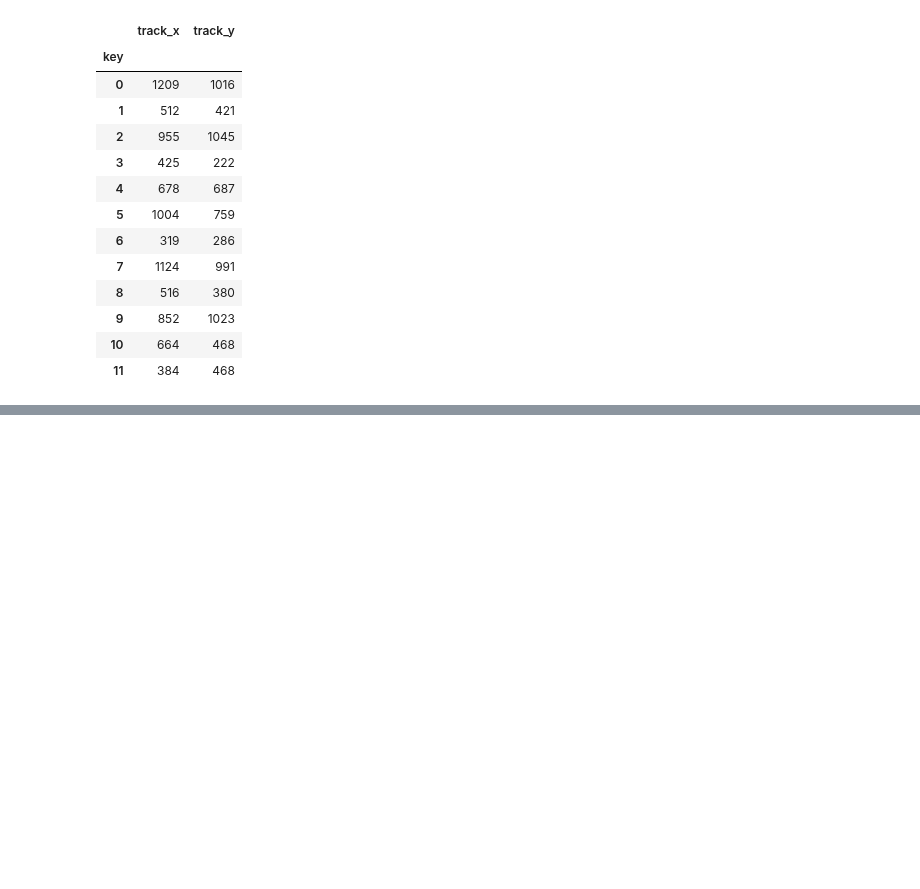
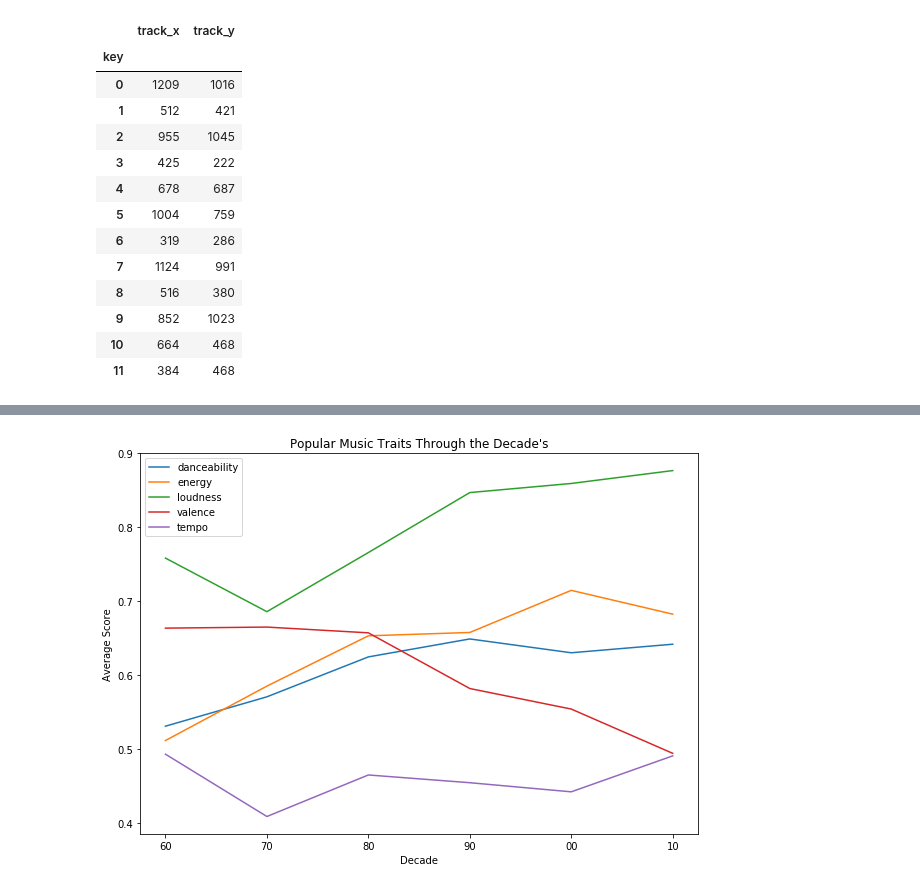
Before and after one commit to zsvorenova/Group_Three, a Jupyter notebook: carol.ipynb, the cells around one changed output, grey strips where cells are left out. Saved outputs shown, nothing was run; the diff lists cells and outputs as text; code cells hidden in the pictures; blank space fills up the shorter version.

```diff
--- a/carol.ipynb
+++ b/carol.ipynb
@@ -1424,0 +1601,13 @@ decadecol
+# %%
+#Called only Popluar Data and Plot
+pop = final3.loc[final3["target_x"] == 1]
+pop2 = pop.drop(['target_x'], axis = 1)
+
+pop2.plot(figsize=(10,7))
+plt.ylabel("Average Score")
+plt.xlabel("Decade")
+#plt.xticks([0, 1, 2, 3, 4, 5], ["60's", "70's", "80's", "90's", "00's", "10's"])
+plt.title("Popular Music Traits Through the Decade's");
+plt.savefig('pop_output.png')
+# %% [output]
+[figure, added]
```
Also changed, not shown: parts of 71 cells of this notebook, 3 other files.
